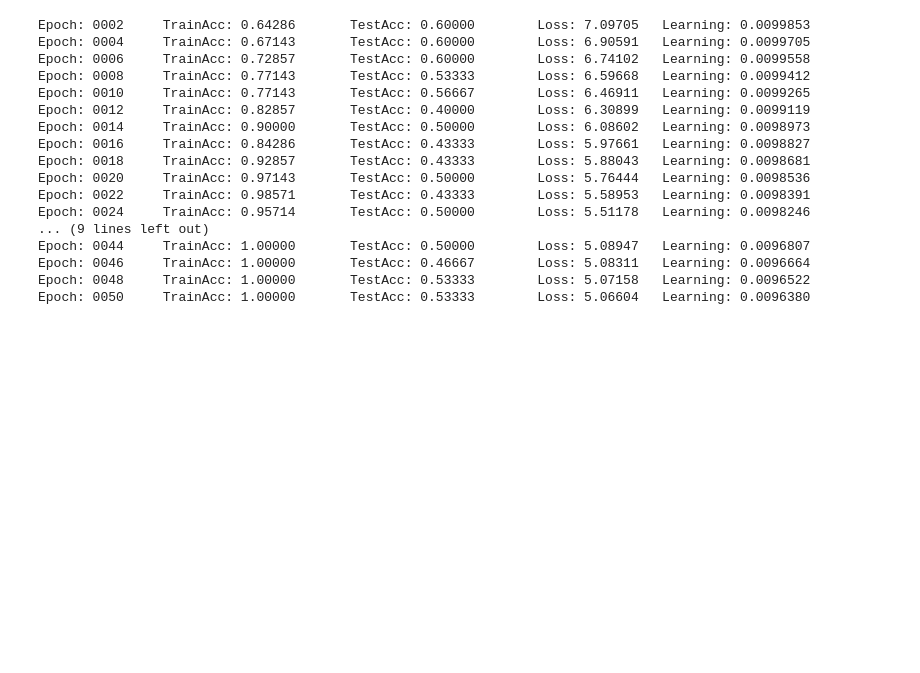
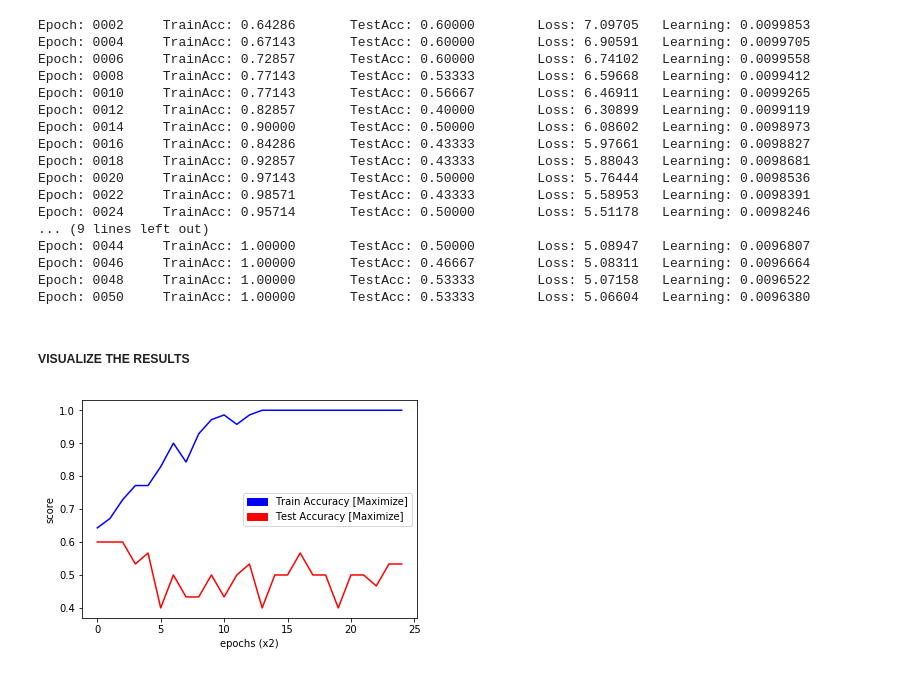
Before and after one commit to igerardoh/cat-dog-cnn-classifier, a Jupyter notebook: python/03-data-analysis/cnn-Tensorflow-1.x/cat-dog-cnn-classifier.ipynb, the cells around one changed output. Drawn from its saved outputs; the diff is of its cells as text; code cells hidden in the pictures; blank space fills up the shorter version.

Commit message:
:bar_chart: create visualizations of model training

```diff
--- a/python/03-data-analysis/cnn-Tensorflow-1.x/cat-dog-cnn-classifier.ipynb
+++ b/python/03-data-analysis/cnn-Tensorflow-1.x/cat-dog-cnn-classifier.ipynb
@@ -337,3 +337,22 @@ Epoch: 0044     TrainAcc: 1.00000       TestAcc: 0.50000        Loss: 5.08947
 Epoch: 0046     TrainAcc: 1.00000       TestAcc: 0.46667        Loss: 5.08311   Learning: 0.0096664
 Epoch: 0048     TrainAcc: 1.00000       TestAcc: 0.53333        Loss: 5.07158   Learning: 0.0096522
 Epoch: 0050     TrainAcc: 1.00000       TestAcc: 0.53333        Loss: 5.06604   Learning: 0.0096380
+# %% [markdown]
+##### VISUALIZE THE RESULTS
+# %%
+%matplotlib inline
+import matplotlib.pyplot as plt
+import matplotlib.patches as mpatches
+
+# set up legend
+blue_patch = mpatches.Patch(color='blue', label='Train Accuracy [Maximize]')
+red_patch = mpatches.Patch(color='red', label='Test Accuracy [Maximize]')
+plt.legend(handles=[blue_patch,red_patch])
+
+plt.plot(acc_train_list, color='blue')
+plt.plot(acc_test_list, color='red')
+
+plt.xlabel('epochs (x{})'.format(display_epoch))
+plt.ylabel('score');
+# %% [output]
+[figure, added]
```
Also changed, not shown: parts of 2 cells of this notebook.
